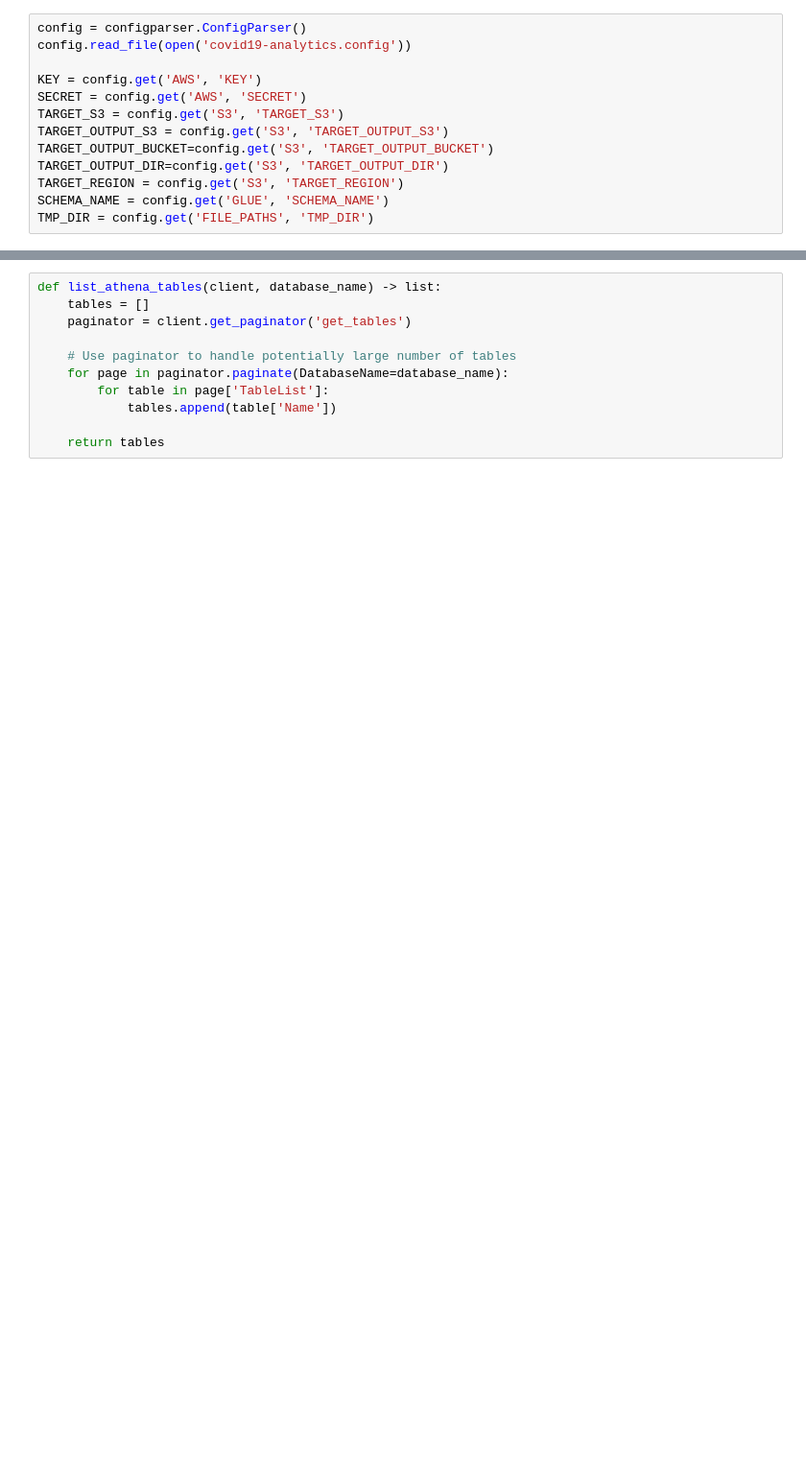
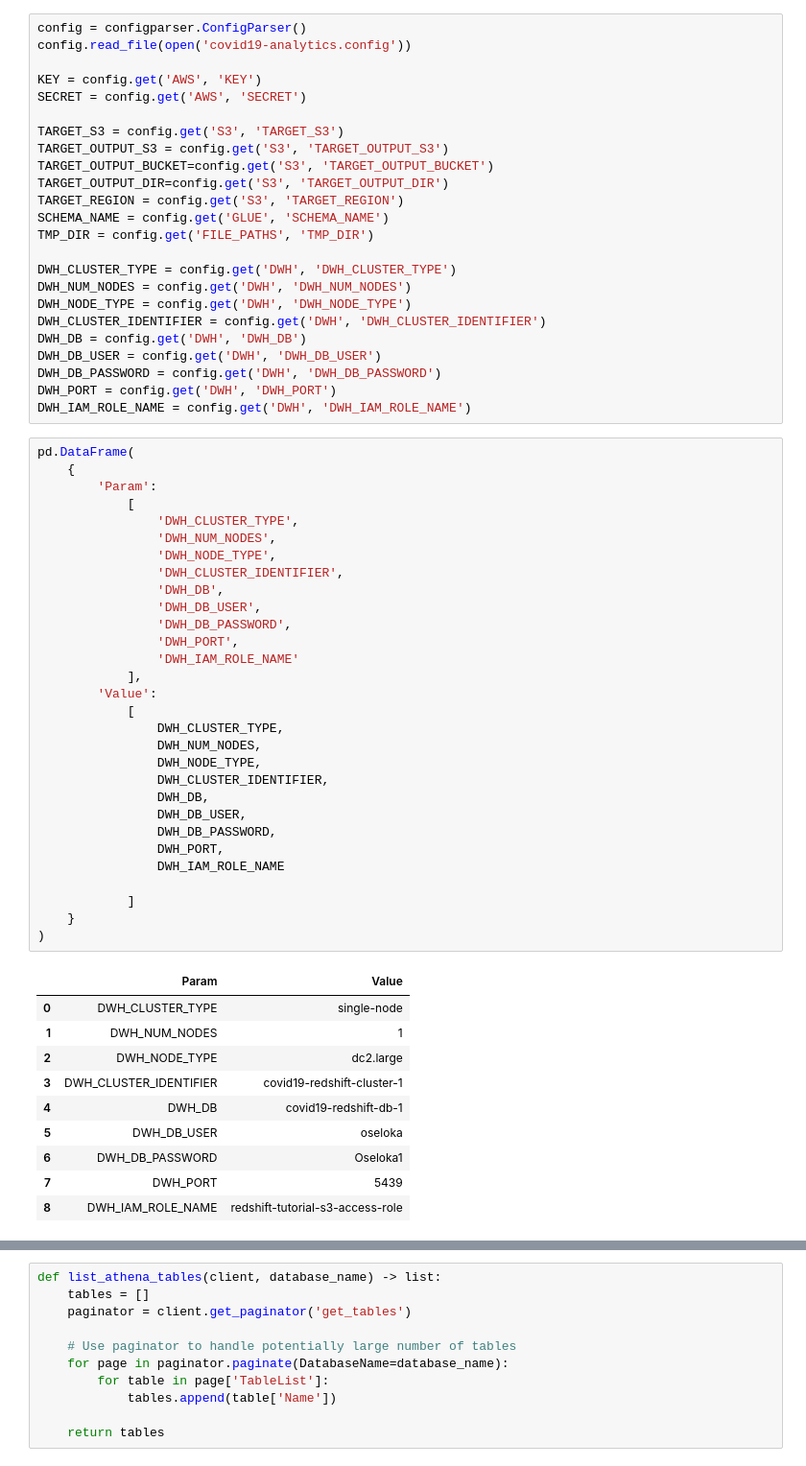
Before and after one commit to oselokaiweka/covid-19-data-pipeline-aws, a Jupyter notebook: covid-19-ETL/covid19-analytics-etl.ipynb, the cells around one changed output, grey strips where cells are left out. Shown at 96% size. Saved outputs shown, nothing was run; the diff lists cells and outputs as text; blank space fills up the shorter version.

```diff
--- a/covid-19-ETL/covid19-analytics-etl.ipynb
+++ b/covid-19-ETL/covid19-analytics-etl.ipynb
@@ -14,6 +15,7 @@ config.read_file(open('covid19-analytics.config'))
 
 KEY = config.get('AWS', 'KEY')
 SECRET = config.get('AWS', 'SECRET')
+
 TARGET_S3 = config.get('S3', 'TARGET_S3')
 TARGET_OUTPUT_S3 = config.get('S3', 'TARGET_OUTPUT_S3')
 TARGET_OUTPUT_BUCKET=config.get('S3', 'TARGET_OUTPUT_BUCKET')
@@ -21,6 +23,57 @@ TARGET_OUTPUT_DIR=config.get('S3', 'TARGET_OUTPUT_DIR')
 TARGET_REGION = config.get('S3', 'TARGET_REGION')
 SCHEMA_NAME = config.get('GLUE', 'SCHEMA_NAME')
 TMP_DIR = config.get('FILE_PATHS', 'TMP_DIR')
+
+DWH_CLUSTER_TYPE = config.get('DWH', 'DWH_CLUSTER_TYPE')
+DWH_NUM_NODES = config.get('DWH', 'DWH_NUM_NODES')
+DWH_NODE_TYPE = config.get('DWH', 'DWH_NODE_TYPE')
+DWH_CLUSTER_IDENTIFIER = config.get('DWH', 'DWH_CLUSTER_IDENTIFIER')
+DWH_DB = config.get('DWH', 'DWH_DB')
+DWH_DB_USER = config.get('DWH', 'DWH_DB_USER')
+DWH_DB_PASSWORD = config.get('DWH', 'DWH_DB_PASSWORD')
+DWH_PORT = config.get('DWH', 'DWH_PORT')
+DWH_IAM_ROLE_NAME = config.get('DWH', 'DWH_IAM_ROLE_NAME')
+# %%
+pd.DataFrame(
+    {
+        'Param':
+            [
+                'DWH_CLUSTER_TYPE',
+                'DWH_NUM_NODES',
+                'DWH_NODE_TYPE',
+                'DWH_CLUSTER_IDENTIFIER',
+                'DWH_DB',
+                'DWH_DB_USER',
+                'DWH_DB_PASSWORD',
+                'DWH_PORT',
+                'DWH_IAM_ROLE_NAME'
+            ],
+        'Value':
+            [
+                DWH_CLUSTER_TYPE,
+                DWH_NUM_NODES,
+                DWH_NODE_TYPE,
+                DWH_CLUSTER_IDENTIFIER,
+                DWH_DB,
+                DWH_DB_USER,
+                DWH_DB_PASSWORD,
+                DWH_PORT,
+                DWH_IAM_ROLE_NAME
+
+            ]
+    }
+)
+# %% [output]
+|  | Param | Value |
+| 0 | DWH_CLUSTER_TYPE | single-node |
+| 1 | DWH_NUM_NODES | 1 |
+| 2 | DWH_NODE_TYPE | dc2.large |
+| 3 | DWH_CLUSTER_IDENTIFIER | covid19-redshift-cluster-1 |
+| 4 | DWH_DB | covid19-redshift-db-1 |
+| 5 | DWH_DB_USER | oseloka |
+| 6 | DWH_DB_PASSWORD | Oseloka1 |
+| 7 | DWH_PORT | 5439 |
+| 8 | DWH_IAM_ROLE_NAME | redshift-tutorial-s3-access-role |
 # %%
 OUTPUT_S3_CLIENT = boto3.client(
     's3',
```
Also changed, not shown: parts of 29 cells of this notebook, 2 other files.
